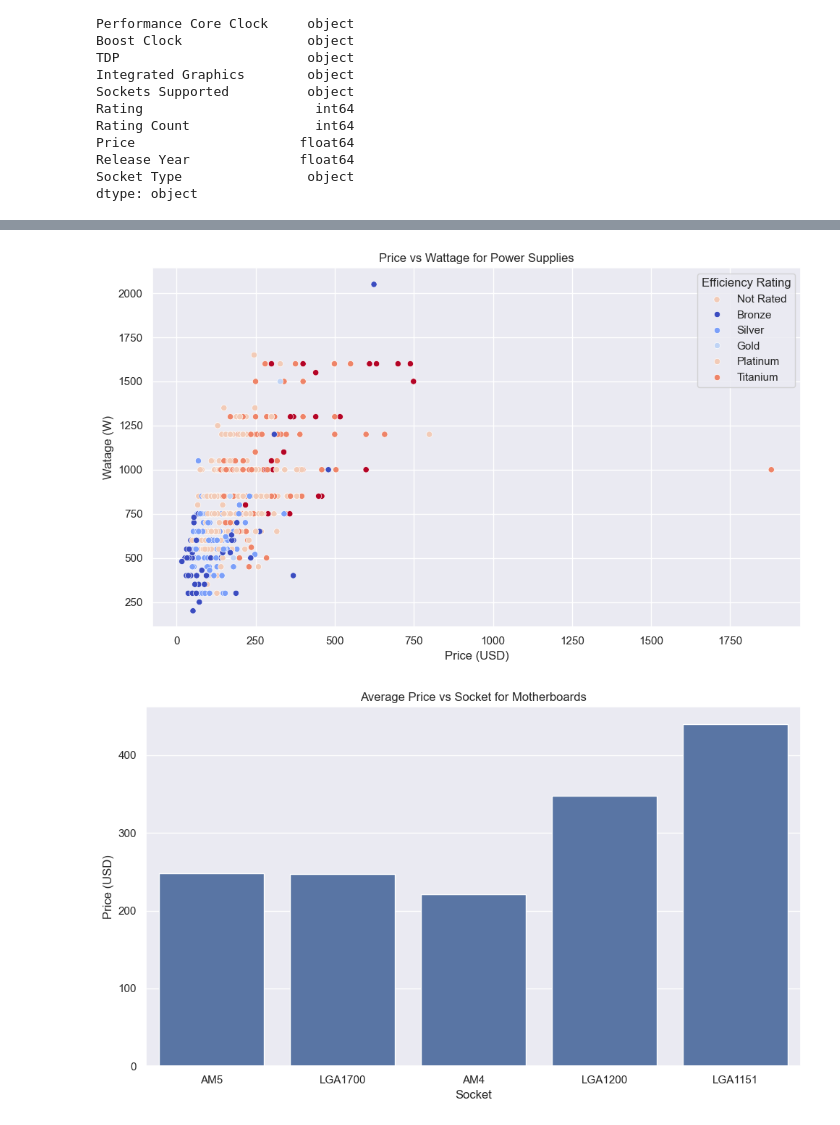
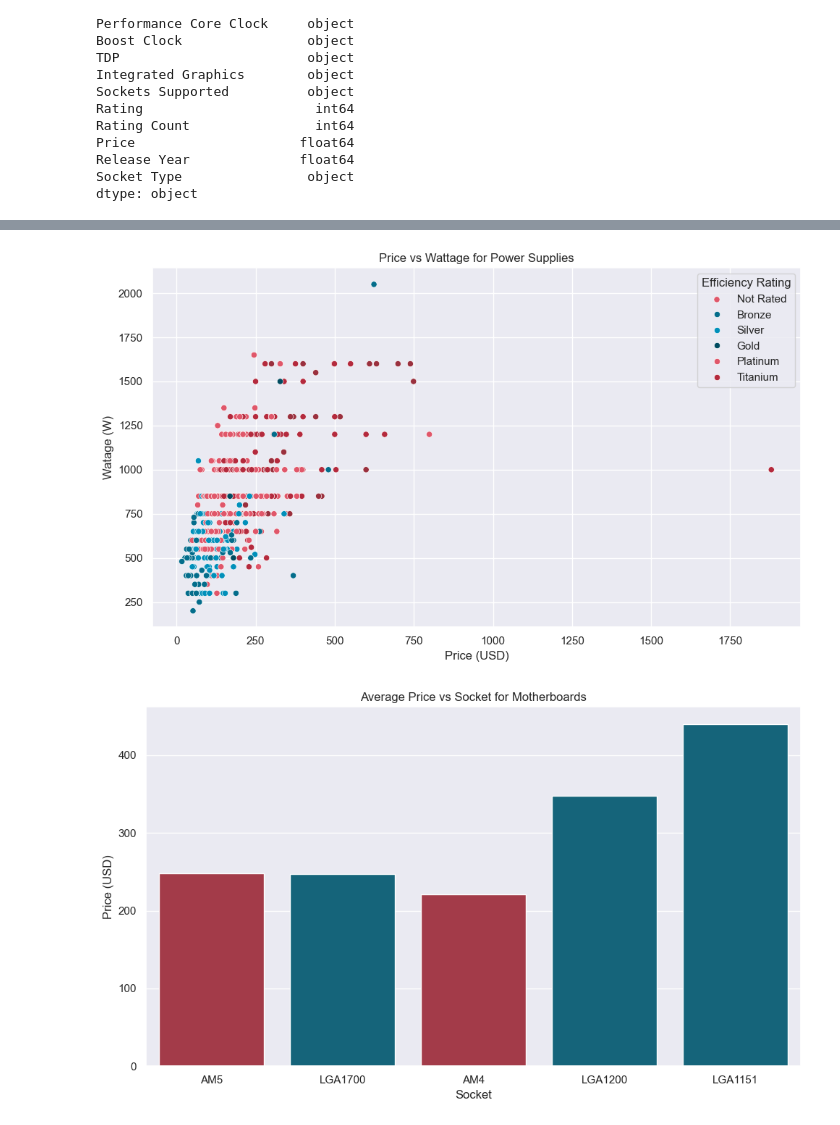
Before and after one commit to knoppds/CSCI_5502_Group_Project_01, a Jupyter notebook: GP_1_PCPartPicker_Data_Visualizations.ipynb, the cells around one changed output, grey strips where cells are left out. Drawn from its saved outputs; the diff is of its cells as text; code cells hidden in the pictures.

```diff
--- a/GP_1_PCPartPicker_Data_Visualizations.ipynb
+++ b/GP_1_PCPartPicker_Data_Visualizations.ipynb
@@ -3,6 +3,9 @@ import pandas as pd
 import numpy as np
 import matplotlib.pyplot as plt
 import seaborn as sns
+
+parts_analysis = ["#046d8b", "#0190ba", "#004b60", "#e0576a", "#b42a3d", "#9a303e"]
+price_v_socket = ["#b42a3d", "#046d8b", "#b42a3d", "#046d8b", "#046d8b" ]
 # %%
 #load csv GPU_Data.csv
 cpu_df = pd.read_csv('PC_Part_Picker_Datasets/CPU_Data.csv')
@@ -214,6 +214,6 @@ plt.show()
 # %%
 plt.figure(figsize=(10, 6))
-sns.scatterplot(x='Price', y='Wattage',hue = 'Efficiency Rating', palette='coolwarm', data=power_df)
+sns.scatterplot(x='Price', y='Wattage',hue = 'Efficiency Rating', palette= parts_analysis, data=power_df)
 plt.xlabel('Price (USD)')
 plt.ylabel('Watage (W)')
 plt.title('Price vs Wattage for Power Supplies')
@@ -223,17 +223,17 @@ plt.tight_layout()
 plt.savefig('Visualizations/price_vs_wattage_scatter.png')
 plt.show()
 # %% [output]
-[figure, old version]
+[figure, new version]
 # %%
 #create chart for types of sockets and average price
 plt.figure(figsize=(10, 6))
-sns.barplot(x='Socket', y='Price', data=mb_df, errorbar=None) #ci=None removes error bars
+sns.barplot(x='Socket', y='Price', data=mb_df, errorbar=None,hue = 'Socket', palette = price_v_socket) #ci=None removes error bars
 plt.xlabel('Socket')
 plt.ylabel('Price (USD)')
 plt.title('Average Price vs Socket for Motherboards')
 plt.tight_layout()
 #save as png
 plt.savefig('Visualizations/price_vs_socket_bar.png')
 plt.show()
 # %% [output]
-[figure, old version]
+[figure, new version]
```
Also changed, not shown: parts of 8 cells of this notebook, 11 other files.
